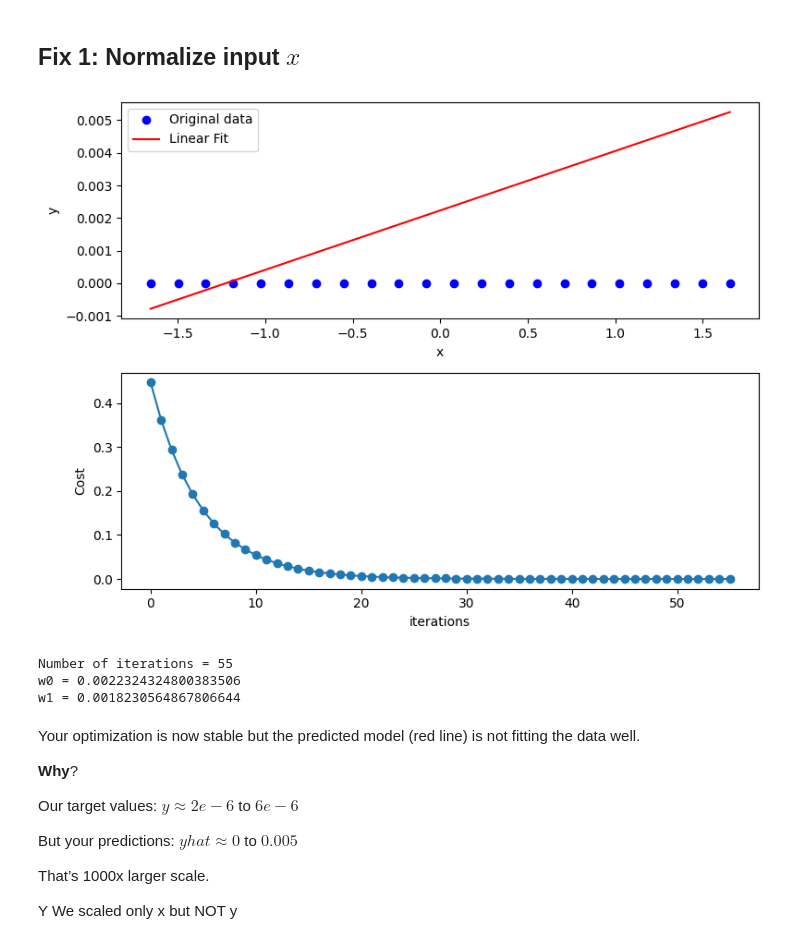
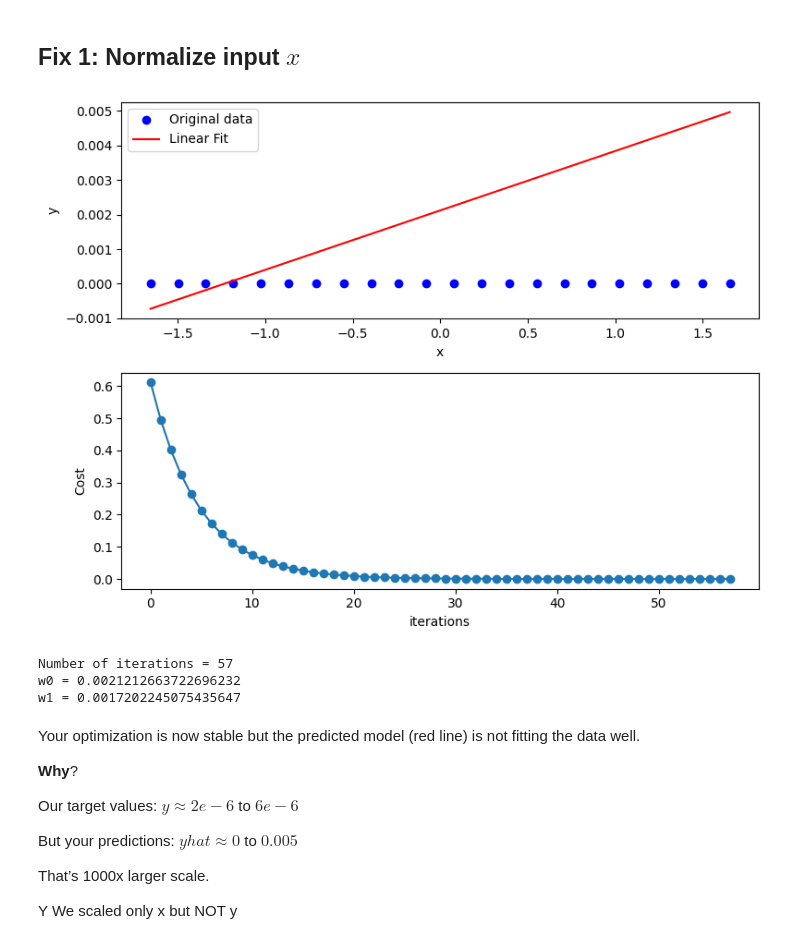
Before and after one commit to ravichandrakorivi/deep-learning, a Jupyter notebook: linear-regression/linear_regression_models.ipynb, the cells around one changed output. Drawn from its saved outputs; the diff is of its cells as text; code cells hidden in the pictures.

```diff
--- a/linear-regression/linear_regression_models.ipynb
+++ b/linear-regression/linear_regression_models.ipynb
@@ -40,8 +41,8 @@ y = alpha
 eta = 0.1
 
 # Initialize weights
-w0 = np.random.rand()
-w1 = np.random.rand()
+w0 = rng.random()
+w1 = rng.random()
 
 yhat = w0 + w1*x
 
@@ -132,8 +133,8 @@ x = (temperature - np.mean(temperature)) / np.std(temperature)
 eta = 0.1
 
 # Initialize weights
-w0 = np.random.rand()
-w1 = np.random.rand()
+w0 = rng.random()
+w1 = rng.random()
 
 yhat = w0 + w1*x
 
@@ -162,37 +163,37 @@ while error > eps:
     C.append(cost)
 
     error = abs(C[-1] - C[-2])
 
 yhat = w0 + w1*x
 
 # Create a new plotting canvas/figure with 8 inches width and 6 inches height
 plt.figure(figsize=(8, 6))
 
 plt.subplot(211)
 plt.plot(x, y, 'bo', label="Original data")
 plt.plot(x, yhat, 'r-', label="Linear Fit")
 plt.xlabel("x")
 plt.ylabel("y")
 plt.legend()
 
 plt.subplot(212)
 plt.plot(range(len(C)), C, '-o')
 plt.xlabel("iterations")
 plt.ylabel("Cost")
 
 plt.tight_layout()
 plt.show()
 
 print(f"Number of iterations = {iter}")
 
 # Learned weights
 print(f"w0 = {w0}")
 print(f"w1 = {w1}")
 # %% [output]
-[figure, old version]
+[figure, new version]
-Number of iterations = 55
-w0 = 0.0022324324800383506
-w1 = 0.0018230564867806644
+Number of iterations = 57
+w0 = 0.0021212663722696232
+w1 = 0.0017202245075435647
 # %% [markdown]
 Your optimization is now stable but the predicted model (red line) is not fitting the data well.
 
```
Also changed, not shown: parts of 9 cells of this notebook.
